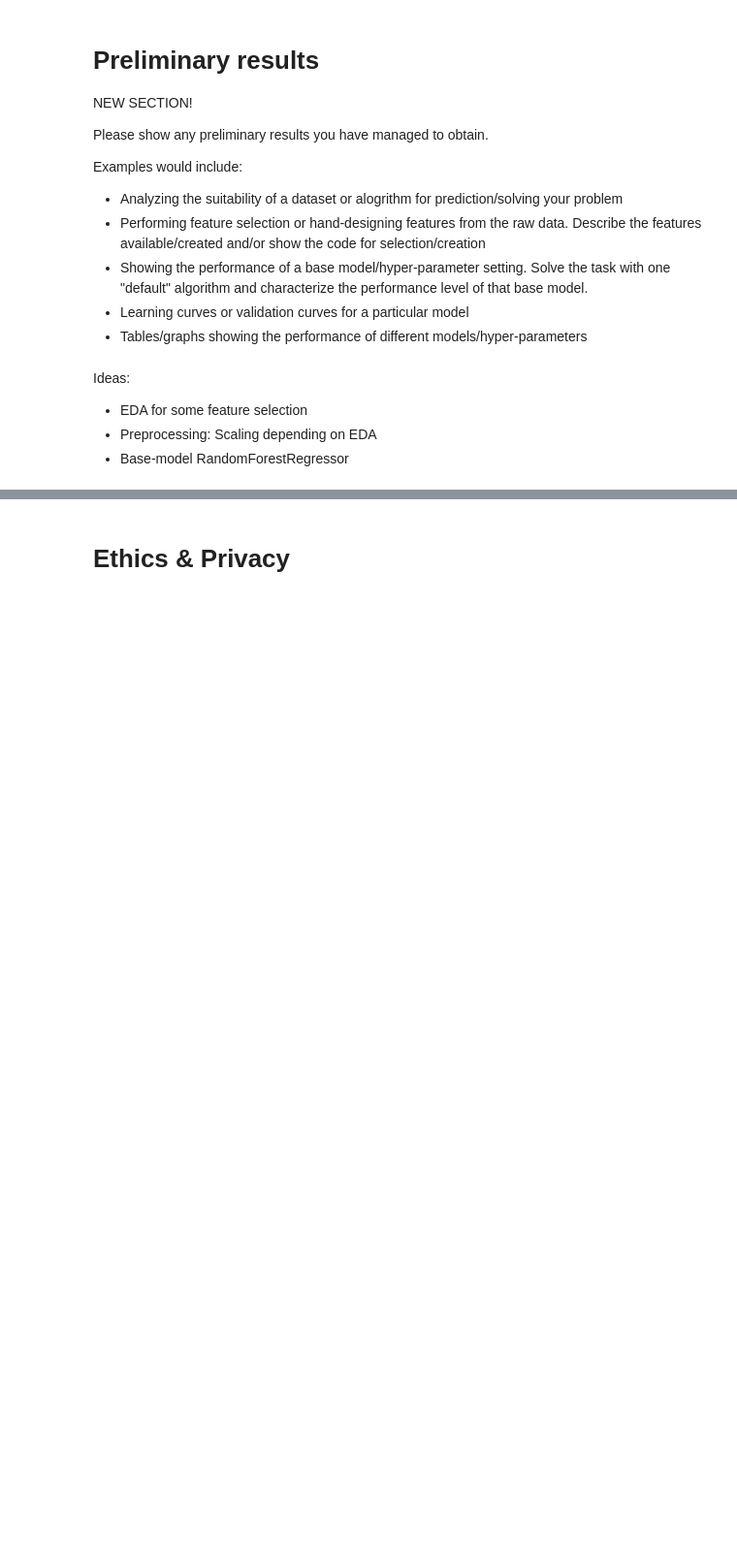
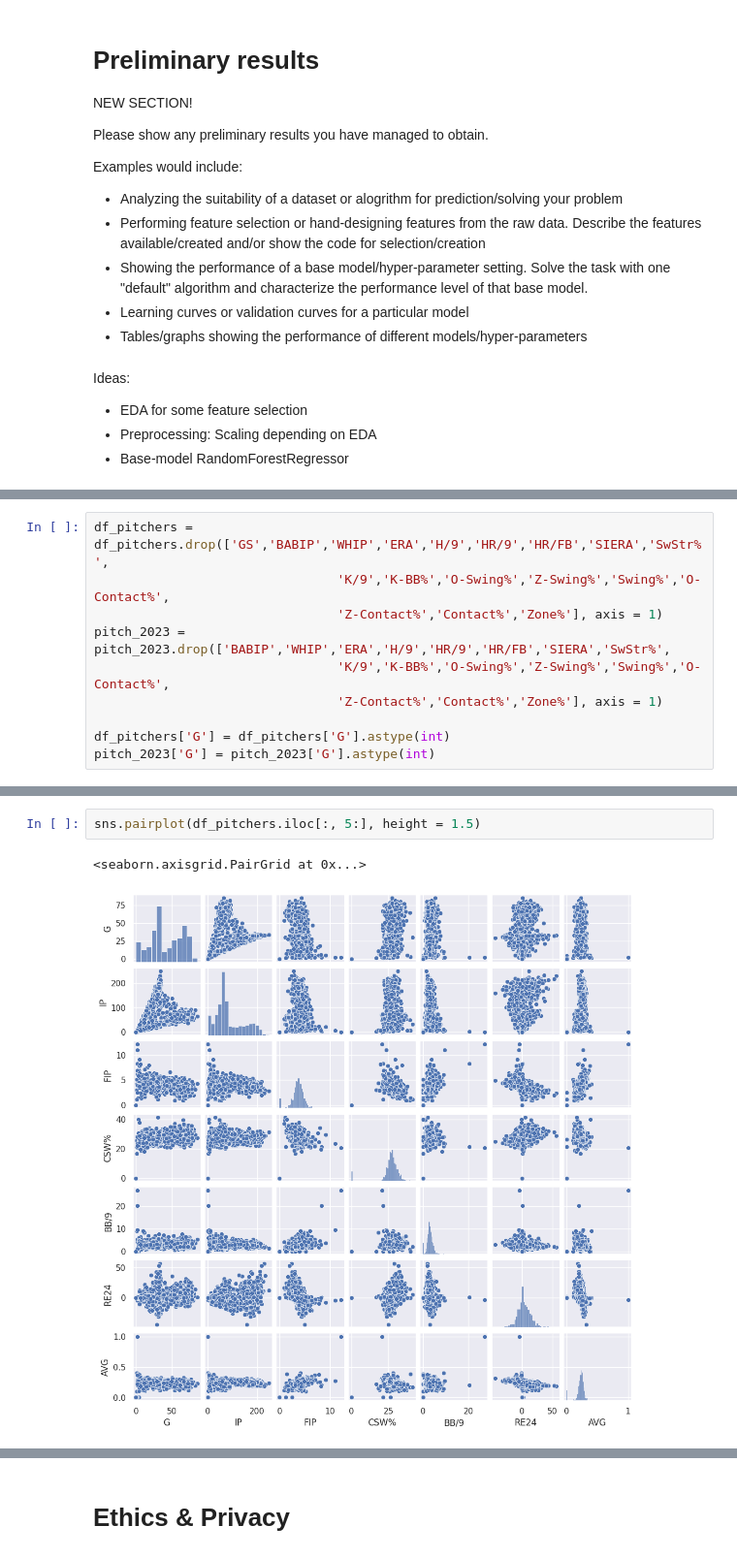
Before and after one commit to COGS118A/Group029-SP23, a Jupyter notebook: Checkpoint_Group029_SP23.ipynb, the cells around one changed output, grey strips where cells are left out. Shown at 97% size. Saved outputs shown, nothing was run; the diff lists cells and outputs as text; blank space fills up the shorter version.

```diff
--- a/Checkpoint_Group029_SP23.ipynb
+++ b/Checkpoint_Group029_SP23.ipynb
@@ -682,0 +769,10 @@ Ideas:
+# %%
+df_pitchers = df_pitchers.drop(['GS','BABIP','WHIP','ERA','H/9','HR/9','HR/FB','SIERA','SwStr%',
+                                'K/9','K-BB%','O-Swing%','Z-Swing%','Swing%','O-Contact%',
+                                'Z-Contact%','Contact%','Zone%'], axis = 1)
+pitch_2023 = pitch_2023.drop(['BABIP','WHIP','ERA','H/9','HR/9','HR/FB','SIERA','SwStr%',
+                                'K/9','K-BB%','O-Swing%','Z-Swing%','Swing%','O-Contact%',
+                                'Z-Contact%','Contact%','Zone%'], axis = 1)
+
+df_pitchers['G'] = df_pitchers['G'].astype(int)
+pitch_2023['G'] = pitch_2023['G'].astype(int)
@@ -682,0 +834,5 @@ Ideas:
+# %%
+sns.pairplot(df_pitchers.iloc[:, 5:], height = 1.5)
+# %% [output]
+<seaborn.axisgrid.PairGrid at 0x...>
+[figure, added]
```
Also changed, not shown: parts of 27 cells of this notebook.
